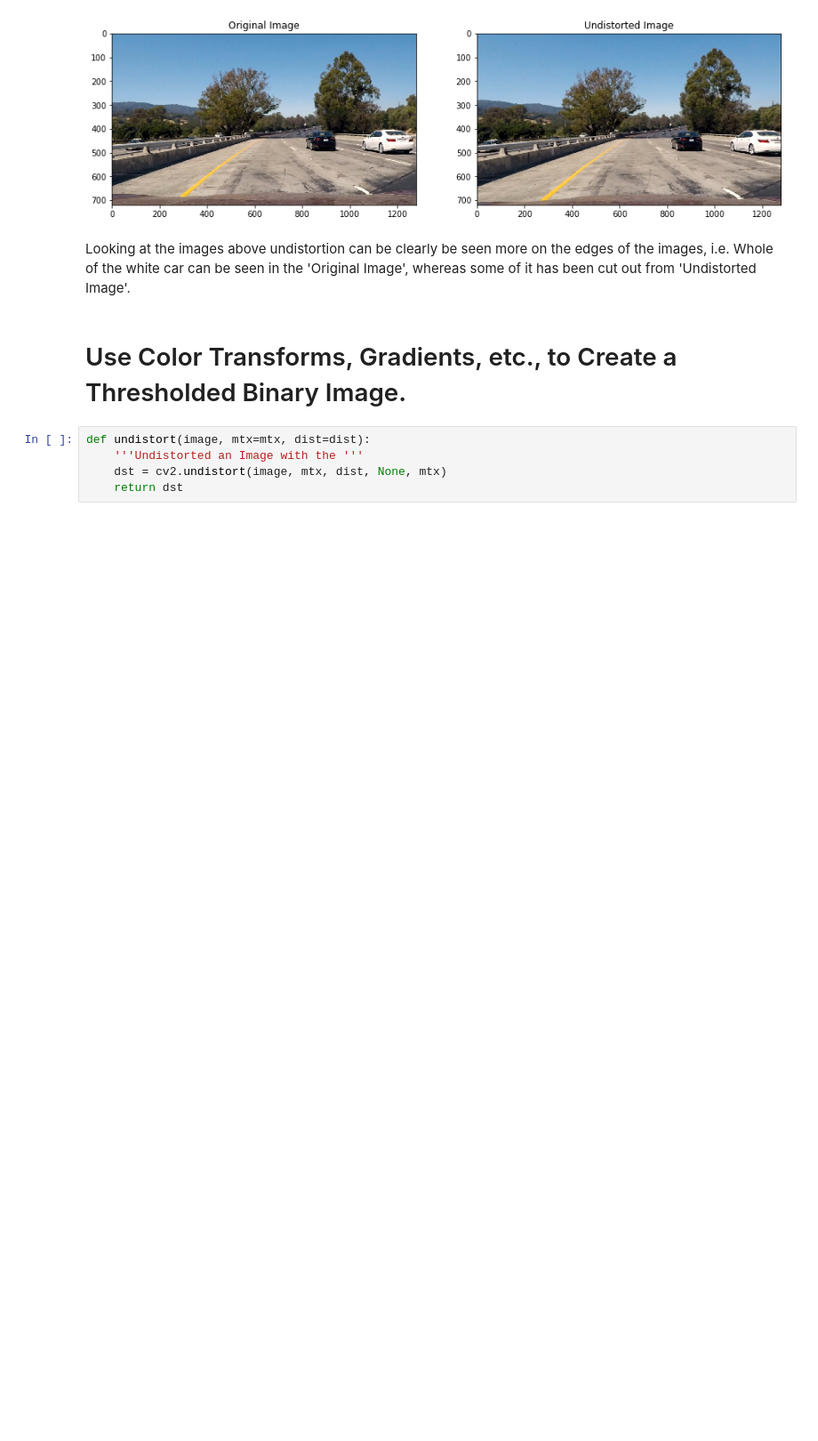
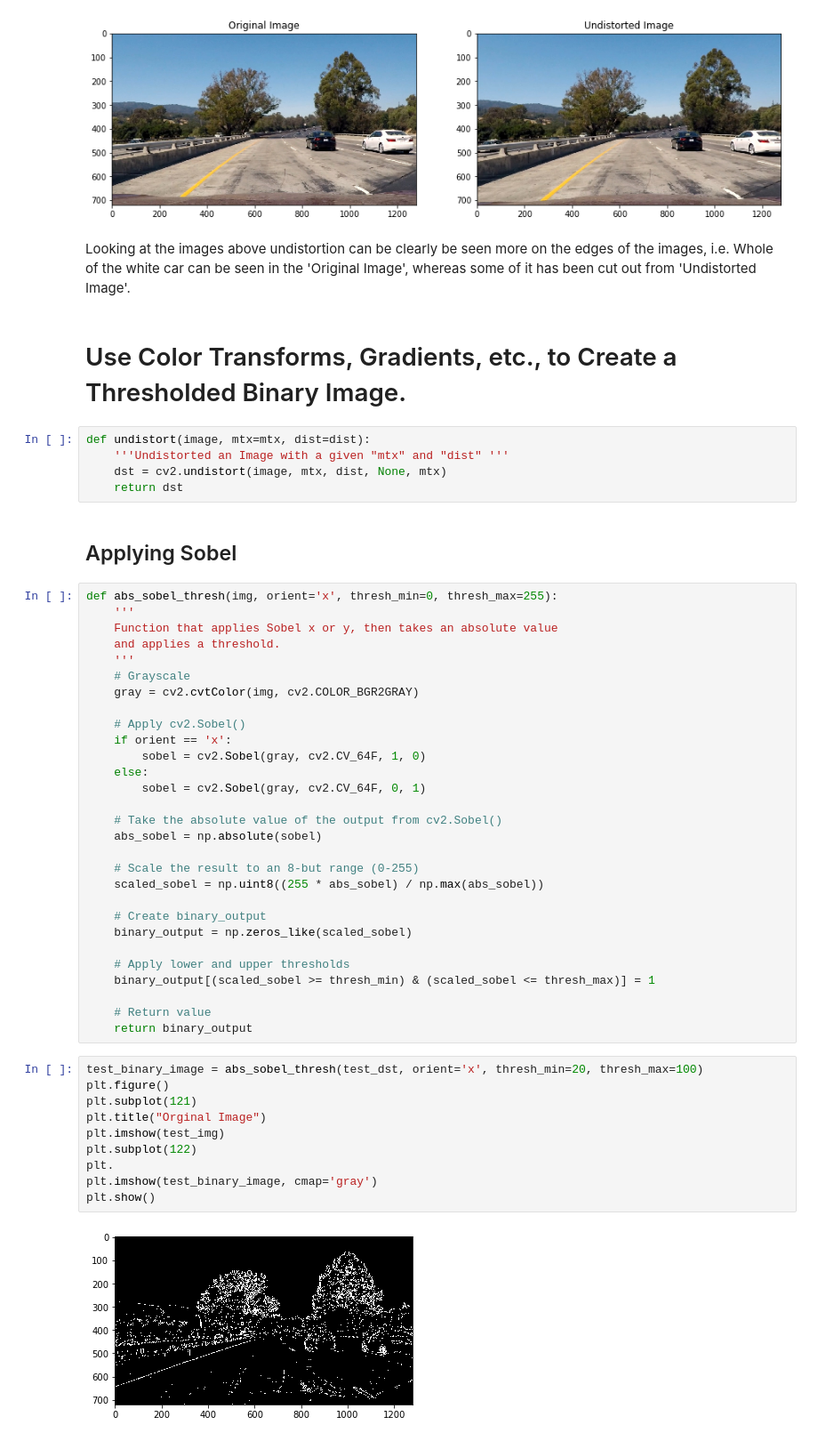
Before and after one commit to Rxmeez/SDCND-1-AdvanceLaneFinding, a Jupyter notebook: AdvanceLaneLines.ipynb, the cells around one changed output. Shown at 89% size. Saved outputs shown, nothing was run; the diff lists cells and outputs as text; blank space fills up the shorter version.

Commit message:
Gradient Threshold

```diff
--- a/AdvanceLaneLines.ipynb
+++ b/AdvanceLaneLines.ipynb
@@ -132,6 +132,49 @@ Looking at the images above undistortion can be clearly be seen more on the edge
 # Use Color Transforms, Gradients, etc., to Create a Thresholded Binary Image.
 # %%
 def undistort(image, mtx=mtx, dist=dist):
-    '''Undistorted an Image with the '''
+    '''Undistorted an Image with a given "mtx" and "dist" '''
     dst = cv2.undistort(image, mtx, dist, None, mtx)
     return dst
+# %% [markdown]
+## Applying Sobel
+# %%
+def abs_sobel_thresh(img, orient='x', thresh_min=0, thresh_max=255):
+    '''
+    Function that applies Sobel x or y, then takes an absolute value
+    and applies a threshold.
+    '''
+    # Grayscale
+    gray = cv2.cvtColor(img, cv2.COLOR_BGR2GRAY)
+
+    # Apply cv2.Sobel()
+    if orient == 'x':
+        sobel = cv2.Sobel(gray, cv2.CV_64F, 1, 0)
+    else:
+        sobel = cv2.Sobel(gray, cv2.CV_64F, 0, 1)
+
+    # Take the absolute value of the output from cv2.Sobel()
+    abs_sobel = np.absolute(sobel)
+
+    # Scale the result to an 8-but range (0-255)
+    scaled_sobel = np.uint8((255 * abs_sobel) / np.max(abs_sobel))
+
+    # Create binary_output
+    binary_output = np.zeros_like(scaled_sobel)
+
+    # Apply lower and upper thresholds
+    binary_output[(scaled_sobel >= thresh_min) & (scaled_sobel <= thresh_max)] = 1
+
+    # Return value
+    return binary_output
+# %%
+test_binary_image = abs_sobel_thresh(test_dst, orient='x', thresh_min=20, thresh_max=100)
+plt.figure()
+plt.subplot(121)
+plt.title("Orginal Image")
+plt.imshow(test_img)
+plt.subplot(122)
+plt.
+plt.imshow(test_binary_image, cmap='gray')
+plt.show()
+# %% [output]
+[figure, added]
```
